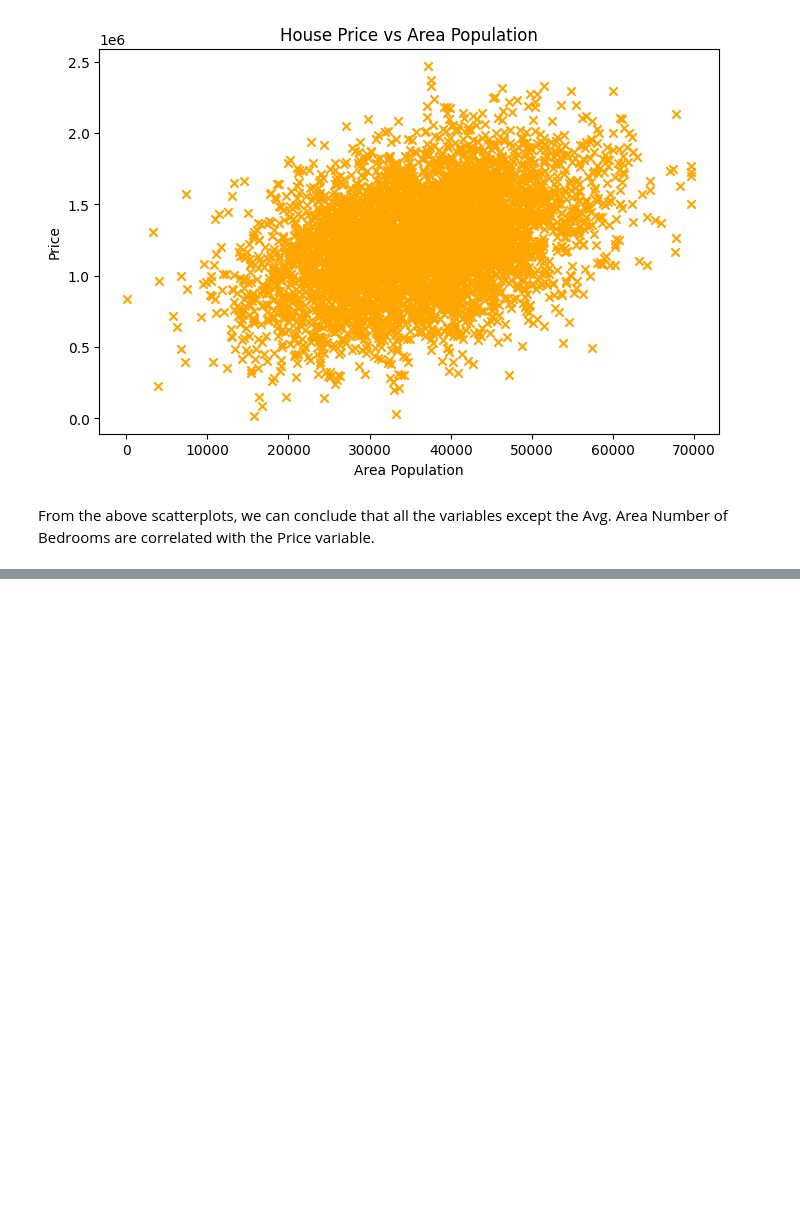
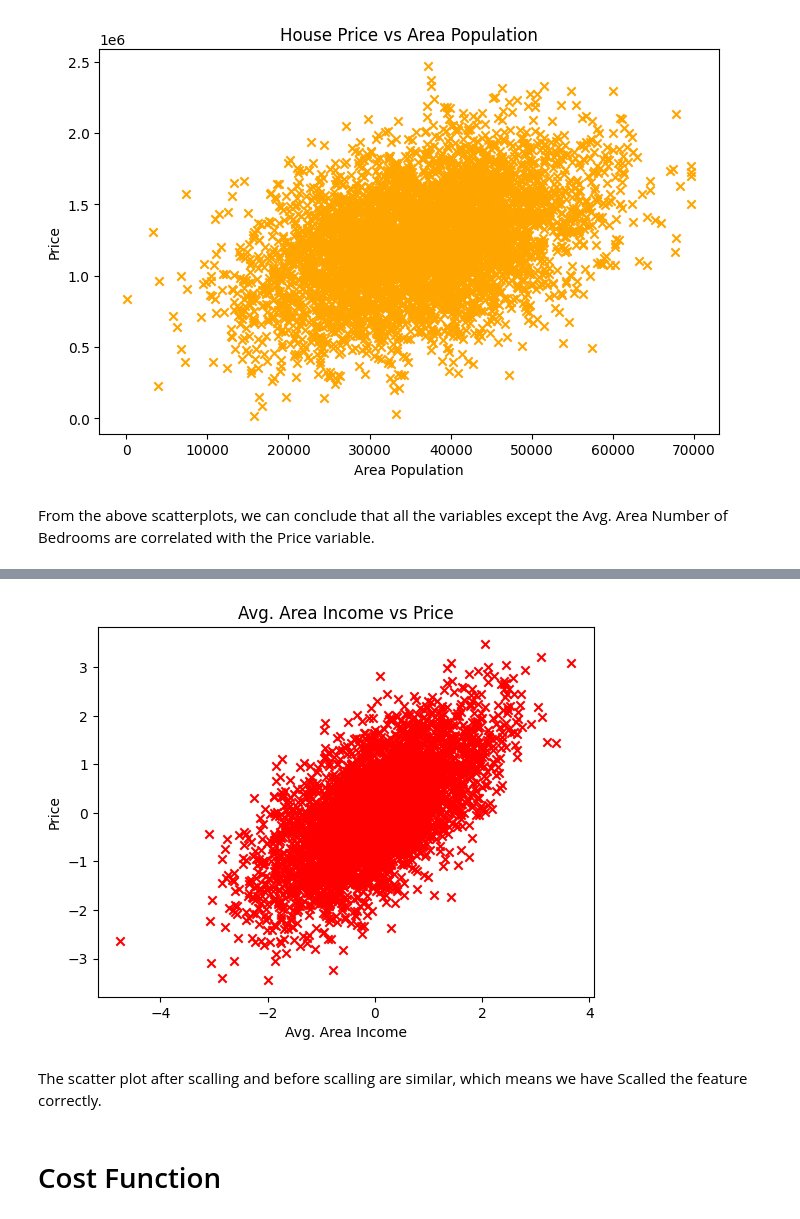
Before and after one commit to stuphy13/ReelEstate, a Jupyter notebook: ReelEstate.ipynb, the cells around one changed output, grey strips where cells are left out. Drawn from its saved outputs; the diff is of its cells as text; code cells hidden in the pictures; blank space fills up the shorter version.

Commit message:
Feature Scalling added

```diff
--- a/ReelEstate.ipynb
+++ b/ReelEstate.ipynb
@@ -163,0 +238,2 @@ From the above scatterplots, we can conclude that all the variables except the A
+# %%
+Y_train = df_train[["Price"]].values.reshape(-1, 1) # matrix of shape (4000,1)
@@ -163,0 +254,14 @@ From the above scatterplots, we can conclude that all the variables except the A
+# %%
+# function for feature scalling.
+def scale(mat):
+    """
+    mat: Numpy matrix
+    """
+    mean = np.mean(mat, axis=0)
+    std = np.std(mat, axis=0)
+     # handling the case where the std=0 by replacing it with a very small number
+    std[std==0] = 1e-8
+    X_scaled = (mat-mean)/std
+    return X_scaled, mean, std
+# %%
+X_scaled,X_mean, X_std = scale(X_train)
@@ -163,0 +278,2 @@ From the above scatterplots, we can conclude that all the variables except the A
+# %%
+Y_scaled, Y_mean, Y_std  = scale(Y_train)
@@ -163,0 +290,12 @@ From the above scatterplots, we can conclude that all the variables except the A
+# %%
+plt.scatter(X_scaled[:,0], Y_scaled, c='r', marker='x') #Avg. Area income vs Price
+plt.title("Avg. Area Income vs Price")
+plt.xlabel("Avg. Area Income")
+plt.ylabel("Price")
+plt.show()
+# %% [output]
+[figure, added]
+# %% [markdown]
+The scatter plot after scalling and before scalling are similar, which means we have Scalled the feature correctly.
+# %% [markdown]
+# Cost Function
```
Also changed, not shown: parts of 32 cells of this notebook.
